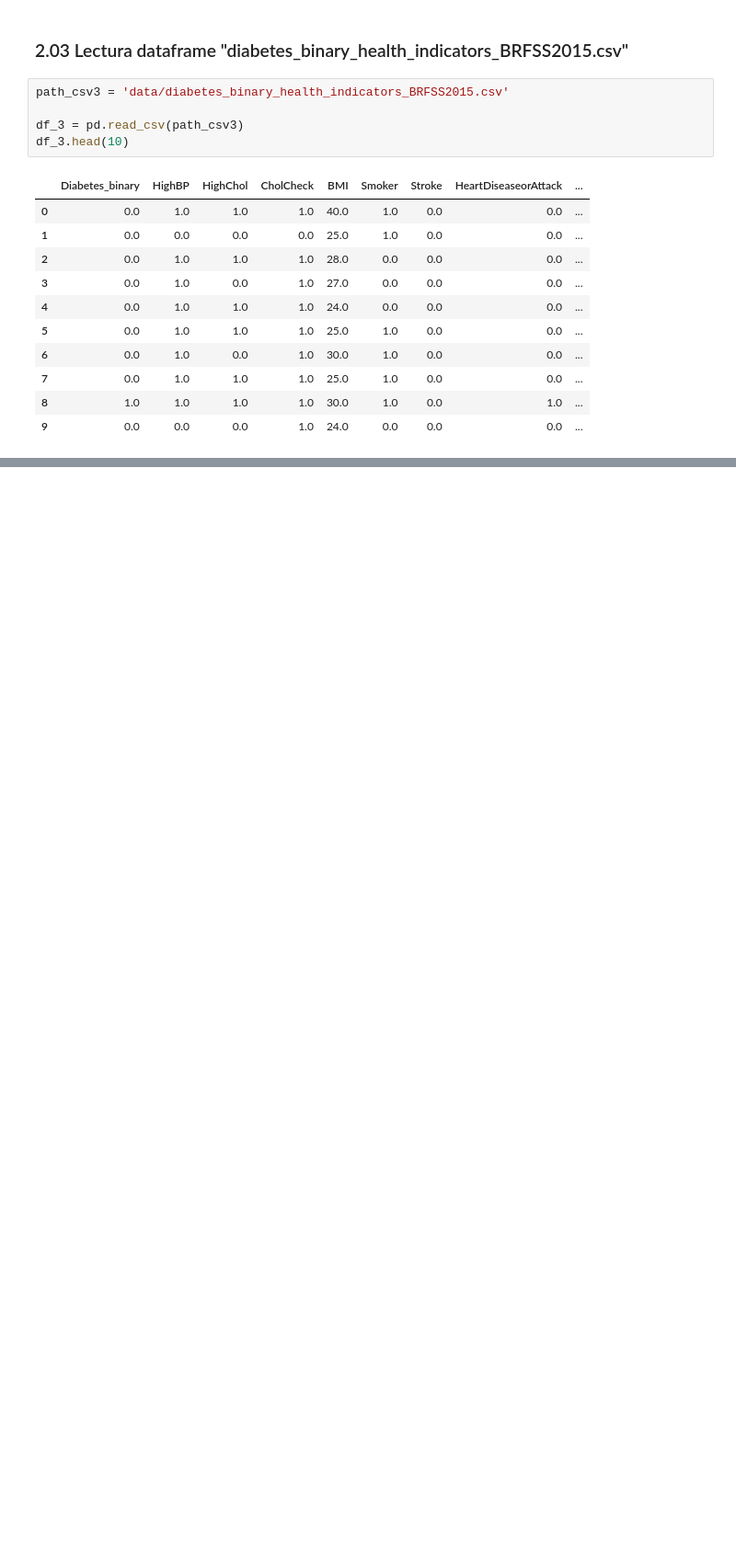
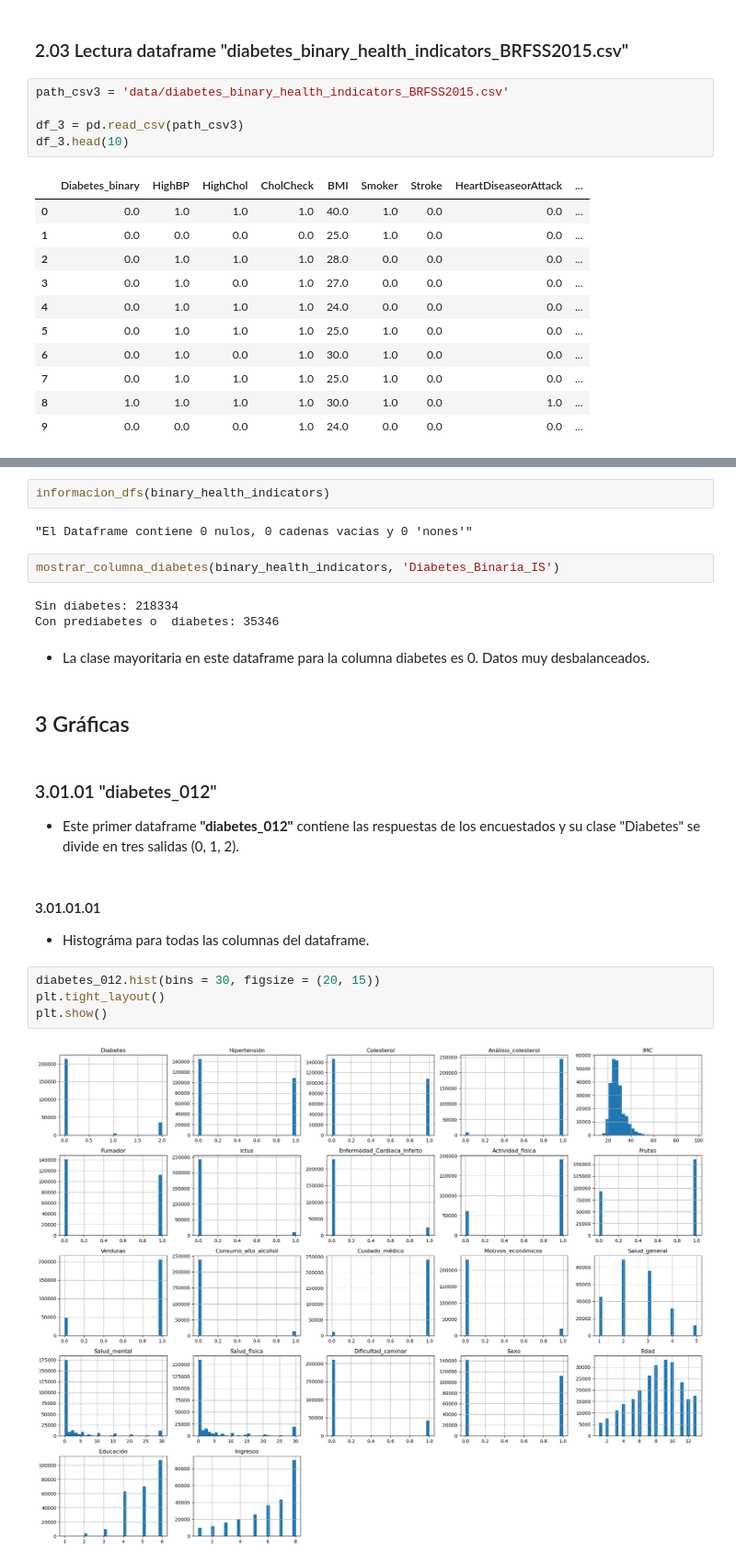
Before and after one commit to alexia-gm/Diabetes, a Jupyter notebook: prediccion_diabetes_doc.ipynb, the cells around one changed output, grey strips where cells are left out. Shown at 92% size. Cells and saved outputs as stored; diff of their text form; blank space fills up the shorter version.

Commit message:
Gráficas y documentación

```diff
--- a/prediccion_diabetes_doc.ipynb
+++ b/prediccion_diabetes_doc.ipynb
@@ -352,0 +496,25 @@ df_3.head(10)
+# %%
+informacion_dfs(binary_health_indicators)
+# %% [output]
+"El Dataframe contiene 0 nulos, 0 cadenas vacias y 0 'nones'"
+# %%
+mostrar_columna_diabetes(binary_health_indicators, 'Diabetes_Binaria_IS')
+# %% [output]
+Sin diabetes: 218334
+Con prediabetes o  diabetes: 35346
+# %% [markdown]
+- La clase mayoritaria en este dataframe para la columna diabetes es 0. Datos muy desbalanceados.
+# %% [markdown]
+## 3 Gráficas
+# %% [markdown]
+### 3.01.01 "diabetes_012"
+- Este primer dataframe **"diabetes_012"** contiene las respuestas de los encuestados y su clase "Diabetes" se divide en tres salidas (0, 1, 2).
+# %% [markdown]
+#### 3.01.01.01
+- Histográma para todas las columnas del dataframe.
+# %%
+diabetes_012.hist(bins = 30, figsize = (20, 15))
+plt.tight_layout()
+plt.show()
+# %% [output]
+[figure, added]
```
Also changed, not shown: parts of 30 cells of this notebook.
